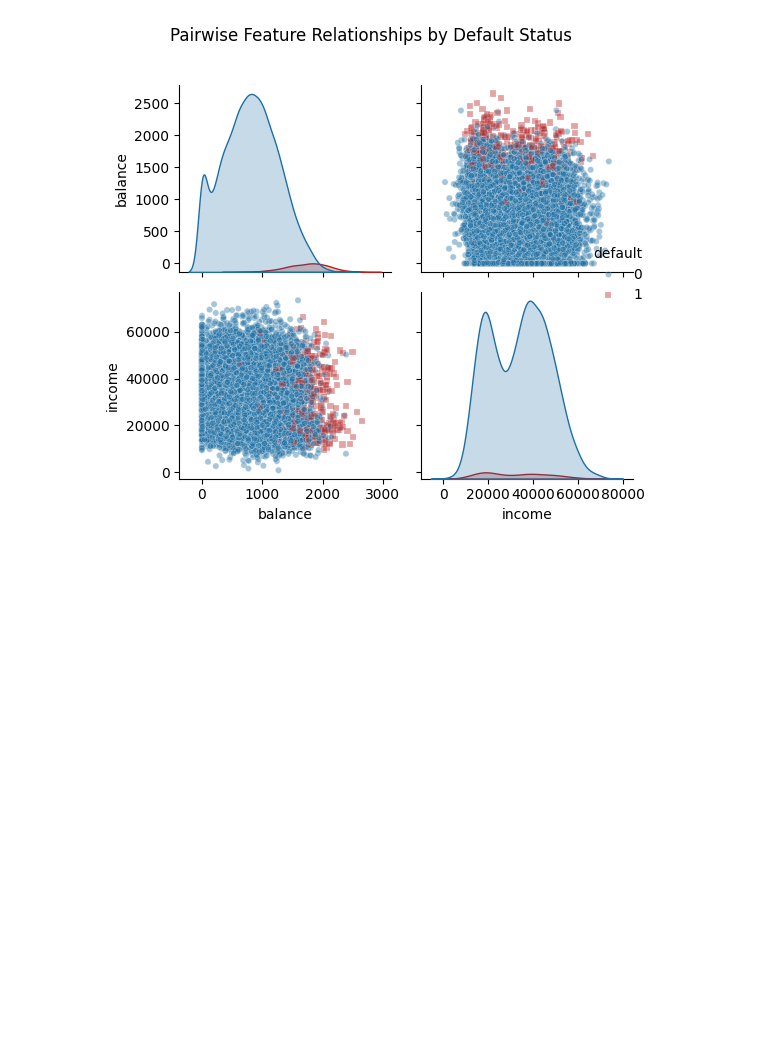
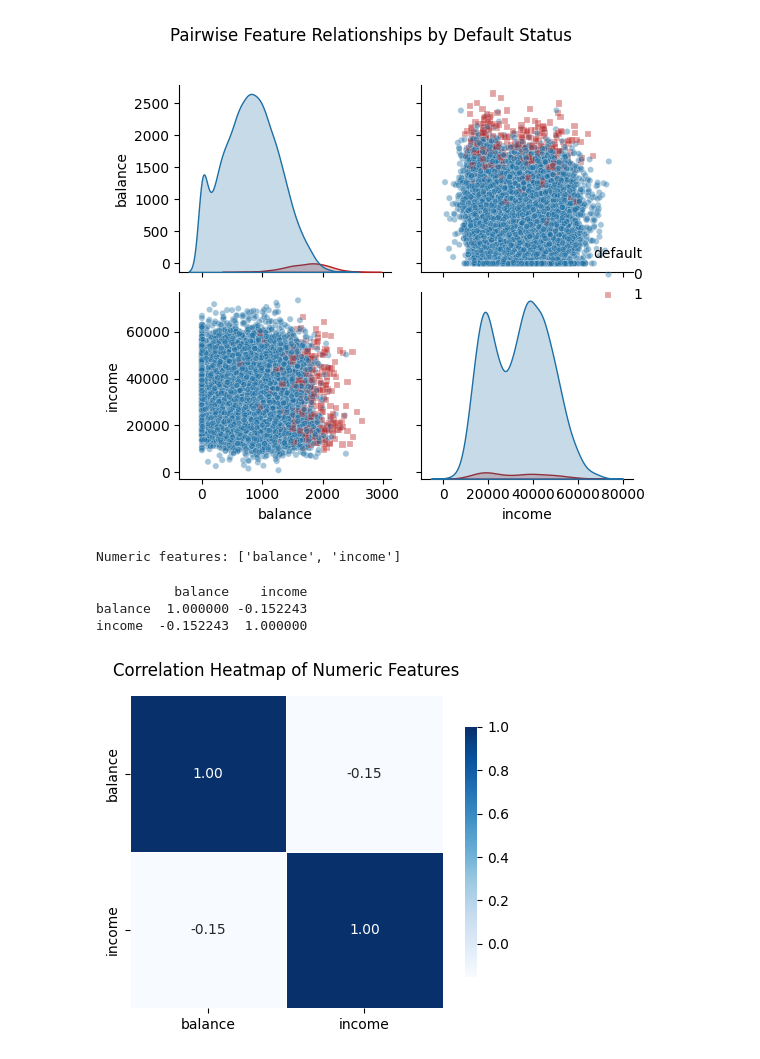
Before and after one commit to Vyrima/DL_Demo, a Jupyter notebook: notebooks/InClass.ipynb, the cells around one changed output. Cells and saved outputs as stored; diff of their text form; code cells hidden in the pictures; blank space fills up the shorter version.

Commit message:
Added correlation heat map

```diff
--- a/notebooks/InClass.ipynb
+++ b/notebooks/InClass.ipynb
@@ -73,7 +73,7 @@ from numpy.random import seed        # Set random seed
 
 import pickle                        # Save trained models
 # %%
-df = pd.read_csv('C:/Users/vyrim/OneDrive/Documents/Homework/06Spring2026/Demo/DL_Demo/notebooks/Default.csv')
+df = pd.read_csv('Default.csv')
 df.head()
 # %% [output]
 |  | default | student | balance | income |
@@ -199,3 +199,32 @@ plt.tight_layout()
 plt.show()
 # %% [output]
 [figure]
+# %%
+numeric_cols = df.select_dtypes(include=['int64', 'float64']).columns
+print("Numeric features:", numeric_cols.tolist())
+# %% [output]
+Numeric features: ['balance', 'income']
+# %%
+corr_matrix = df[numeric_cols].corr()
+print(corr_matrix)
+# %% [output]
+          balance    income
+balance  1.000000 -0.152243
+income  -0.152243  1.000000
+# %%
+fig, ax = plt.subplots(figsize=(5, 4))
+sns.heatmap(
+    corr_matrix,
+    annot=True,
+    fmt='.2f',
+    cmap='Blues',
+    linewidths=0.5,
+    ax=ax,
+    square=True,
+    cbar_kws={'shrink': 0.8}
+)
+ax.set_title('Correlation Heatmap of Numeric Features', fontsize=12, pad=14)
+plt.tight_layout()
+plt.show()
+# %% [output]
+[figure, added]
```
